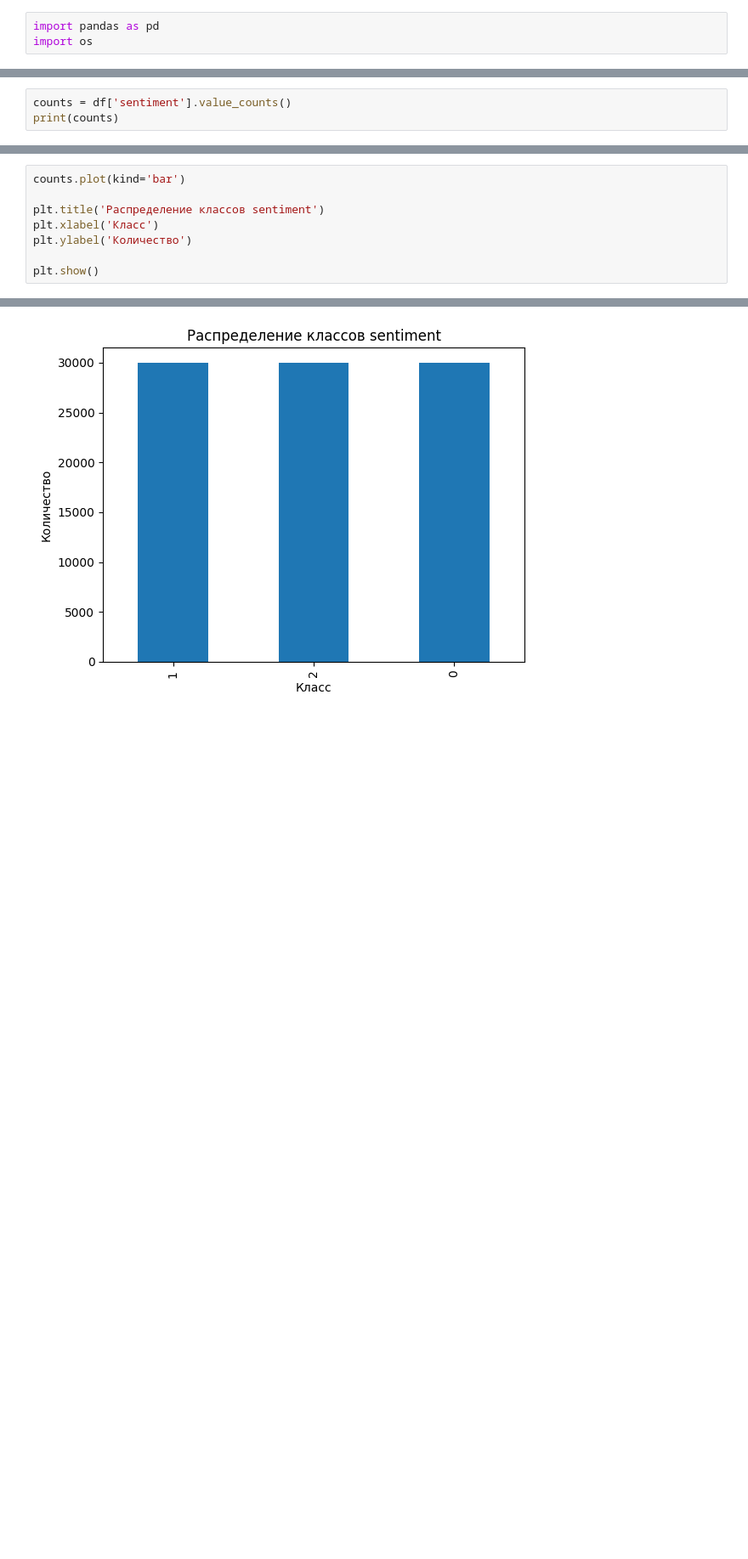
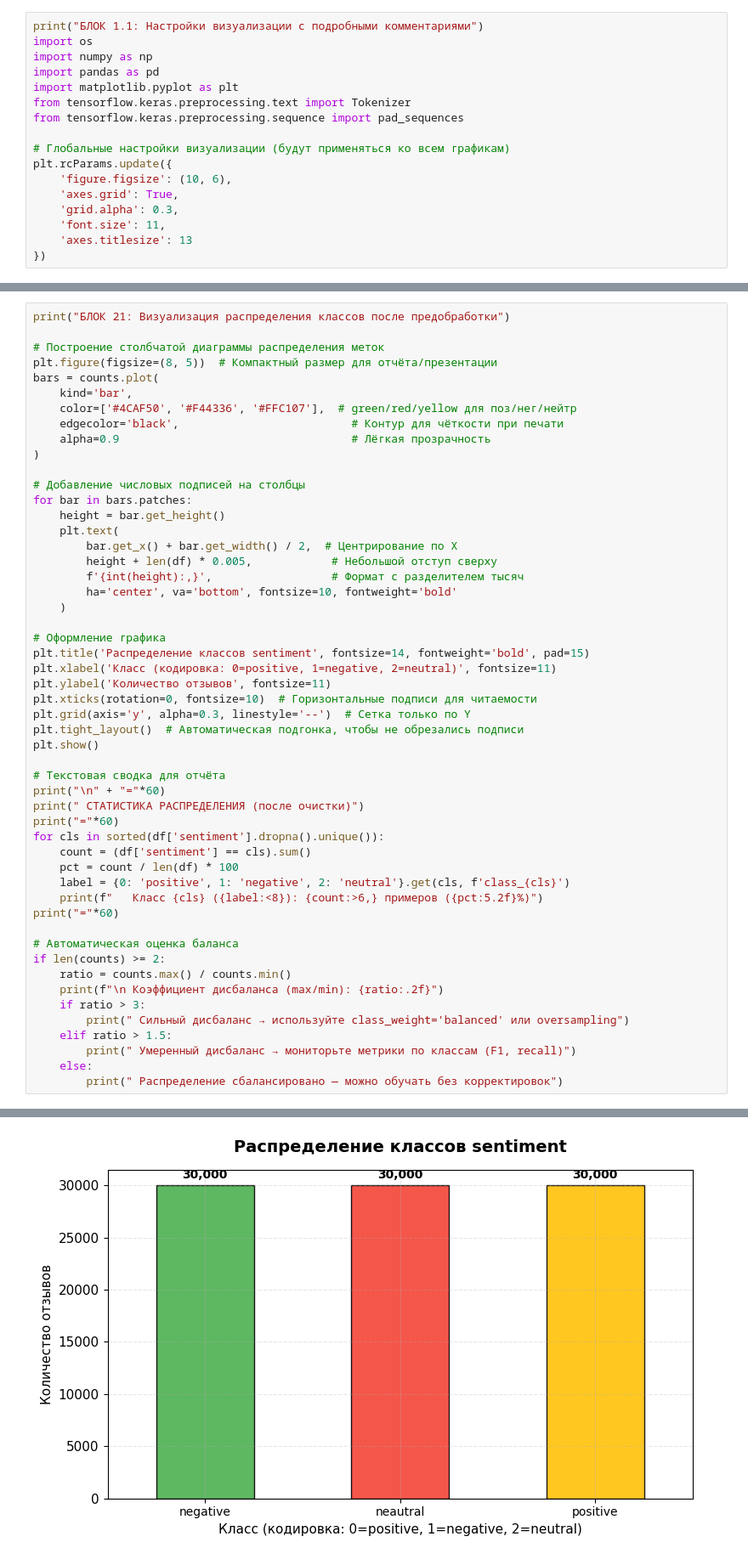
Before and after one commit to borzovB/Recurrent_Neural_Network_Project_Predicting_Response_Status, a Jupyter notebook: Model_Training.ipynb, the cells around one changed output, grey strips where cells are left out. Shown at 85% size. Cells and saved outputs as stored; diff of their text form; blank space fills up the shorter version.

```diff
--- a/Model_Training.ipynb
+++ b/Model_Training.ipynb
@@ -1,3 +1,17 @@
 # %%
+print("БЛОК 1.1: Настройки визуализации с подробными комментариями")
+import os
+import numpy as np
 import pandas as pd
-import os
+import matplotlib.pyplot as plt
+from tensorflow.keras.preprocessing.text import Tokenizer
+from tensorflow.keras.preprocessing.sequence import pad_sequences
+
+# Глобальные настройки визуализации (будут применяться ко всем графикам)
+plt.rcParams.update({
+    'figure.figsize': (10, 6),
+    'axes.grid': True,
+    'grid.alpha': 0.3,
+    'font.size': 11,
+    'axes.titlesize': 13
+})
@@ -208,3 +833,0 @@ dtype: int64
-# %%
-counts = df['sentiment'].value_counts()
-print(counts)
@@ -219,9 +834,53 @@ import matplotlib.pyplot as plt
 # %%
-counts.plot(kind='bar')
+print("БЛОК 21: Визуализация распределения классов после предобработки")
 
-plt.title('Распределение классов sentiment')
-plt.xlabel('Класс')
-plt.ylabel('Количество')
+# Построение столбчатой диаграммы распределения меток
+plt.figure(figsize=(8, 5))  # Компактный размер для отчёта/презентации
+bars = counts.plot(
+    kind='bar',
+    color=['#4CAF50', '#F44336', '#FFC107'],  # green/red/yellow для поз/нег/нейтр
+    edgecolor='black',                          # Контур для чёткости при печати
+    alpha=0.9                                   # Лёгкая прозрачность
+)
 
+# Добавление числовых подписей на столбцы
+for bar in bars.patches:
+    height = bar.get_height()
+    plt.text(
+        bar.get_x() + bar.get_width() / 2,  # Центрирование по X
+        height + len(df) * 0.005,            # Небольшой отступ сверху
+        f'{int(height):,}',                  # Формат с разделителем тысяч
+        ha='center', va='bottom', fontsize=10, fontweight='bold'
+    )
+
+# Оформление графика
+plt.title('Распределение классов sentiment', fontsize=14, fontweight='bold', pad=15)
+plt.xlabel('Класс (кодировка: 0=positive, 1=negative, 2=neutral)', fontsize=11)
+plt.ylabel('Количество отзывов', fontsize=11)
+plt.xticks(rotation=0, fontsize=10)  # Горизонтальные подписи для читаемости
+plt.grid(axis='y', alpha=0.3, linestyle='--')  # Сетка только по Y
+plt.tight_layout()  # Автоматическая подгонка, чтобы не обрезались подписи
 plt.show()
+
+# Текстовая сводка для отчёта
+print("\n" + "="*60)
+print(" СТАТИСТИКА РАСПРЕДЕЛЕНИЯ (после очистки)")
+print("="*60)
+for cls in sorted(df['sentiment'].dropna().unique()):
+    count = (df['sentiment'] == cls).sum()
+    pct = count / len(df) * 100
+    label = {0: 'positive', 1: 'negative', 2: 'neutral'}.get(cls, f'class_{cls}')
+    print(f"   Класс {cls} ({label:<8}): {count:>6,} примеров ({pct:5.2f}%)")
+print("="*60)
+
+# Автоматическая оценка баланса
+if len(counts) >= 2:
+    ratio = counts.max() / counts.min()
+    print(f"\n Коэффициент дисбаланса (max/min): {ratio:.2f}")
+    if ratio > 3:
+        print("️ Сильный дисбаланс → используйте class_weight='balanced' или oversampling")
+    elif ratio > 1.5:
+        print(" Умеренный дисбаланс → мониторьте метрики по классам (F1, recall)")
+    else:
+        print(" Распределение сбалансировано — можно обучать без корректировок")
 # %% [output]
@@ -228 +888 @@ plt.show()
-[figure, old version]
+[figure, new version]
```
Also changed, not shown: parts of 33 cells of this notebook.
